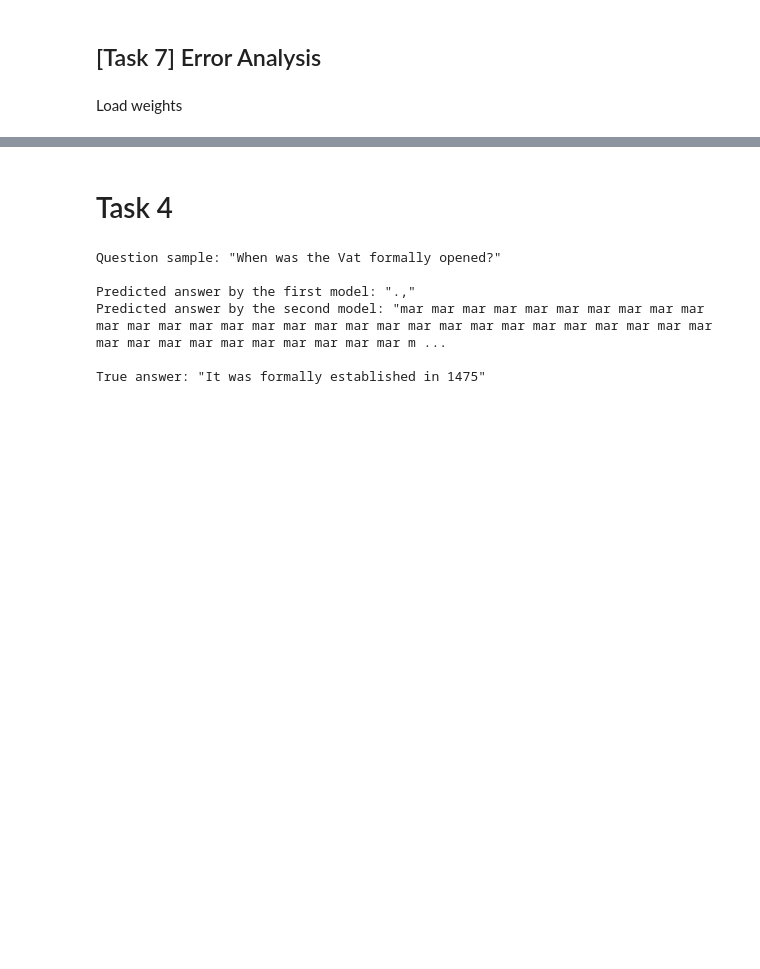
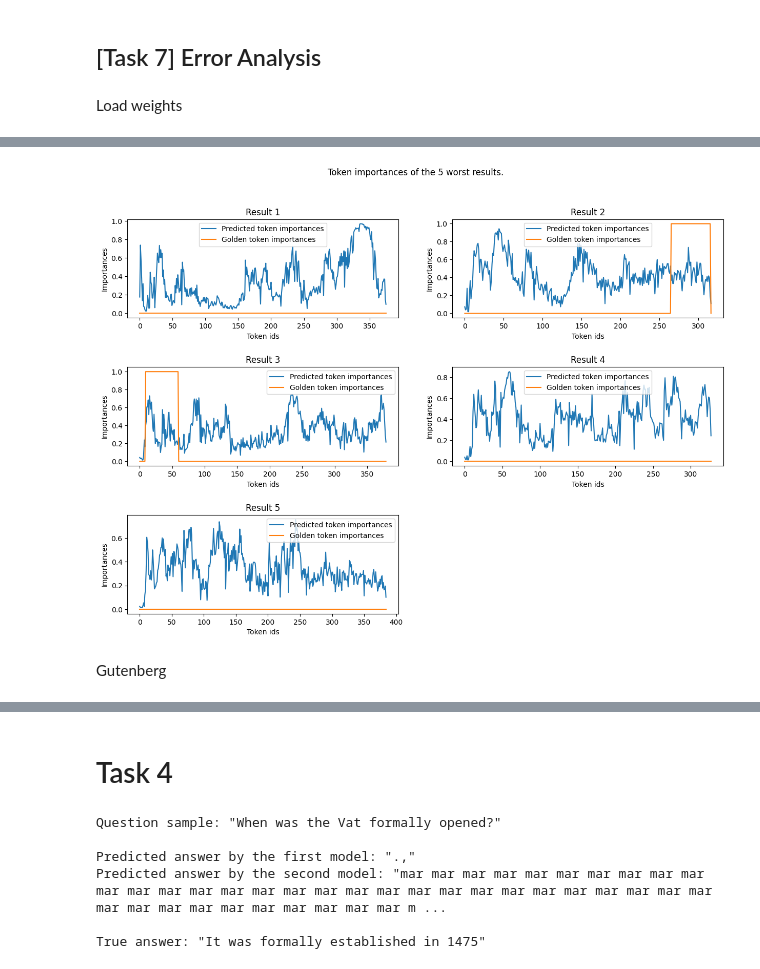
Before and after one commit to RiccardoSpolaor/Question-Answering, a Jupyter notebook: main_trainer_redone.ipynb, the cells around one changed output, grey strips where cells are left out. Saved outputs shown, nothing was run; the diff lists cells and outputs as text; code cells hidden in the pictures; blank space fills up the shorter version.

Commit message:
Add error analysis for bert-tiny

```diff
--- a/main_trainer_redone.ipynb
+++ b/main_trainer_redone.ipynb
@@ -538,5 +500,0 @@ def get_worst_answers(model: Model, df_source, use_history: bool = False, k=5, m
-# %%
-it = iter(test_df.groupby(by=['source']))
-next(it)
-#next(it)
-df_source = next(it)[1]
@@ -591,4 +500,0 @@ a
-# %%
-it = iter(train_df.groupby(by=['source']))
-next(it)
-df_source = next(it)[1]
@@ -629,0 +501,3 @@ KeyboardInterrupt:
+# %%
+grouped_test_df = test_df.groupby(by=['source'])
+print(f'Number of sources: {len(grouped_test_df)}')
@@ -629,0 +506,6 @@ KeyboardInterrupt:
+# %%
+from utils.error_analysis import get_worst_answers, show_worst_errors, plot_token_importances
+
+sources_statistics_dict = dict()
+for source, df_source in grouped_test_df:
+    sources_statistics_dict[source] = get_worst_answers(M2, df_source, False)
@@ -629,0 +538,4 @@ KeyboardInterrupt:
+# %%
+plot_token_importances('cnn', sources_statistics_dict, M2)
+# %% [output]
+[figure, added]
@@ -629,0 +544,2 @@ KeyboardInterrupt:
+# %% [markdown]
+Gutenberg
```
Also changed, not shown: parts of 29 cells of this notebook, 2 other files.
